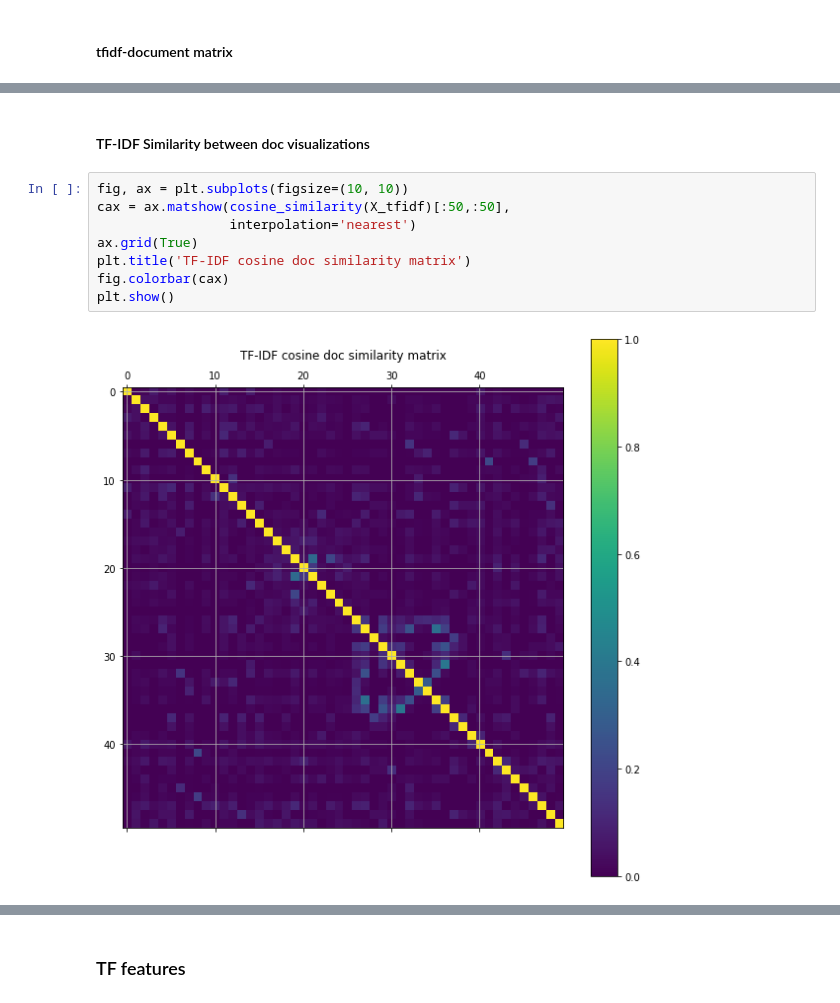
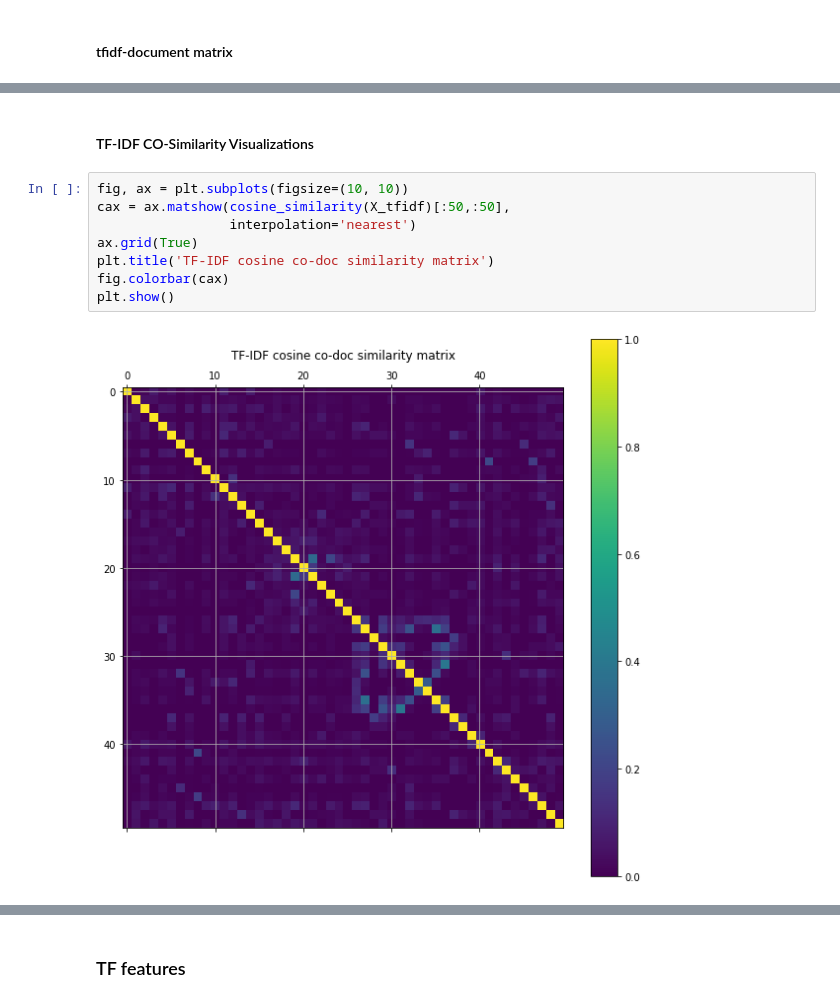
Before and after one commit to brian41005/dm_2018_hw_1, a Jupyter notebook: hw_1.ipynb, the cells around one changed output, grey strips where cells are left out. Saved outputs shown, nothing was run; the diff lists cells and outputs as text.

```diff
--- a/hw_1.ipynb
+++ b/hw_1.ipynb
@@ -189,17 +192,17 @@ sns.heatmap(df_todraw, vmin=0, vmax=1, annot=True, cmap="Greens")
 <matplotlib.axes._subplots.AxesSubplot at 0x...>
 [figure]
 # %% [markdown]
-#### TF-IDF Similarity between doc visualizations
+#### TF-IDF CO-Similarity  Visualizations
 # %%
 fig, ax = plt.subplots(figsize=(10, 10))
 cax = ax.matshow(cosine_similarity(X_tfidf)[:50,:50],
                  interpolation='nearest')
 ax.grid(True)
-plt.title('TF-IDF cosine doc similarity matrix')
+plt.title('TF-IDF cosine co-doc similarity matrix')
 fig.colorbar(cax)
 plt.show()
 # %% [output]
-[figure, old version]
+[figure, new version]
 # %%
 fig, ax = plt.subplots(figsize=(10, 10))
 cax = ax.matshow(np.sqrt(2) - euclidean_distances(X_tfidf)[:50,:50],
```
Also changed, not shown: parts of 27 cells of this notebook.
